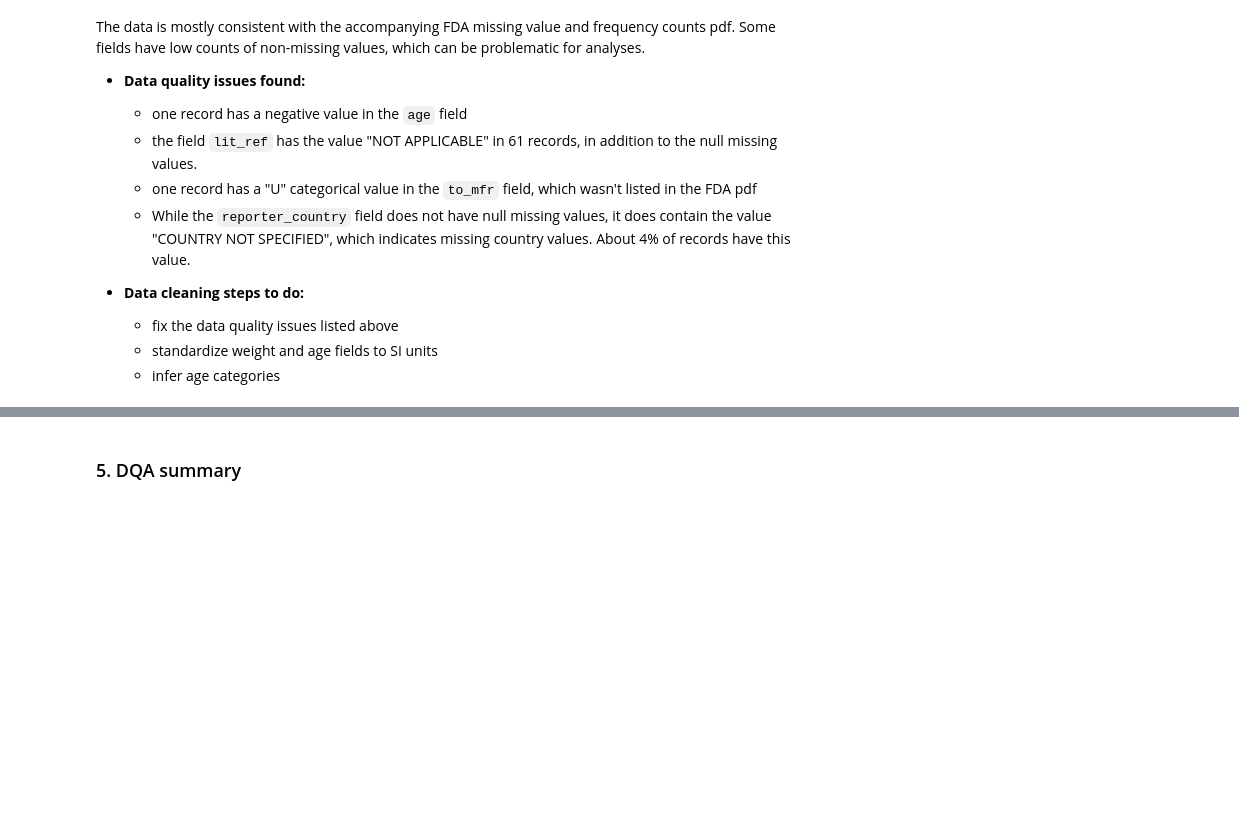
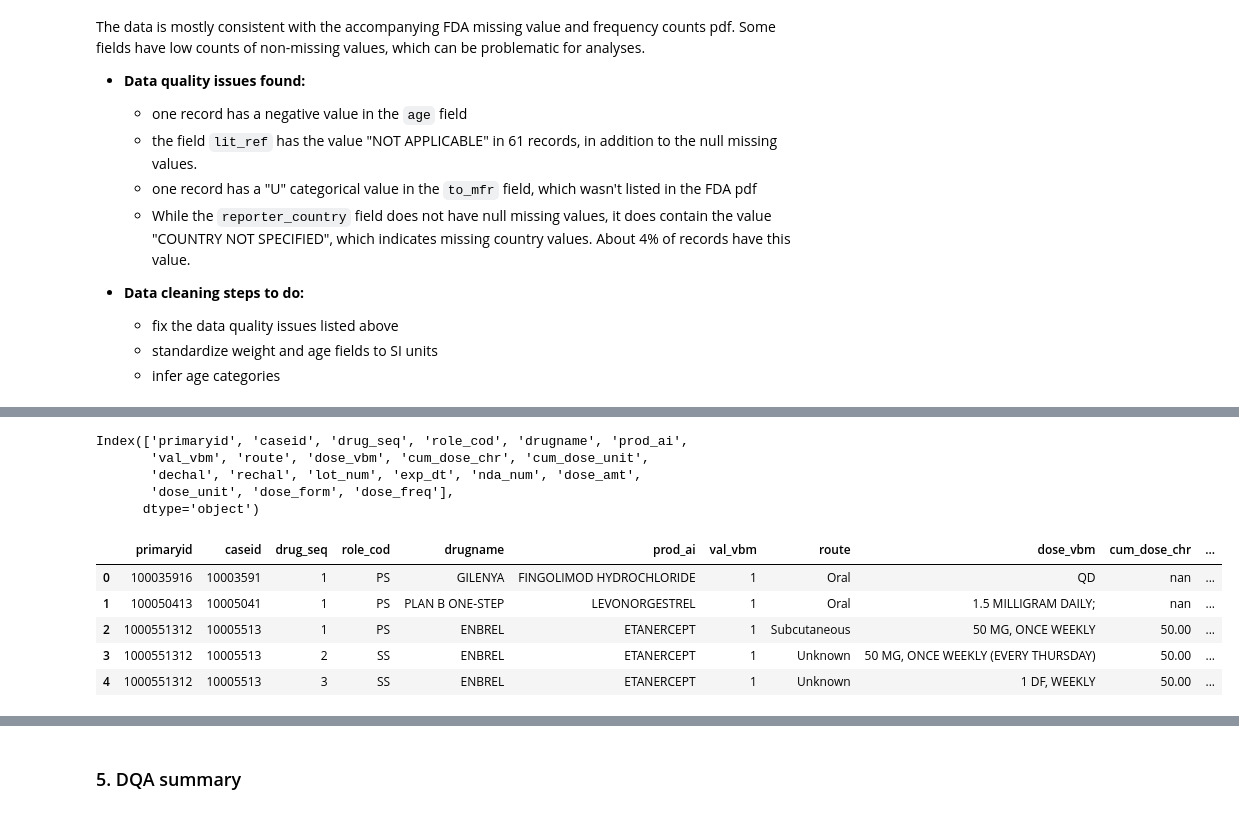
Before and after one commit to 33eyes/FAERS_graph, a Jupyter notebook: data_quality_analysis.ipynb, the cells around one changed output, grey strips where cells are left out. Drawn from its saved outputs; the diff is of its cells as text; code cells hidden in the pictures; blank space fills up the shorter version.

```diff
--- a/data_quality_analysis.ipynb
+++ b/data_quality_analysis.ipynb
@@ -1578,0 +1621,17 @@ Some fields have low counts of non-missing values, which can be problematic for
+# %%
+drug.columns
+# %% [output]
+Index(['primaryid', 'caseid', 'drug_seq', 'role_cod', 'drugname', 'prod_ai',
+       'val_vbm', 'route', 'dose_vbm', 'cum_dose_chr', 'cum_dose_unit',
+       'dechal', 'rechal', 'lot_num', 'exp_dt', 'nda_num', 'dose_amt',
+       'dose_unit', 'dose_form', 'dose_freq'],
+      dtype='object')
+# %%
+drug.head()
+# %% [output]
+|  | primaryid | caseid | drug_seq | role_cod | drugname | prod_ai | val_vbm | route | dose_vbm | cum_dose_chr | ... |
+| 0 | 100035916 | 10003591 | 1 | PS | GILENYA | FINGOLIMOD HYDROCHLORIDE | 1 | Oral | QD | nan | ... |
+| 1 | 100050413 | 10005041 | 1 | PS | PLAN B ONE-STEP | LEVONORGESTREL | 1 | Oral | 1.5 MILLIGRAM DAILY; | nan | ... |
+| 2 | 1000551312 | 10005513 | 1 | PS | ENBREL | ETANERCEPT | 1 | Subcutaneous | 50 MG, ONCE WEEKLY | 50.00 | ... |
+| 3 | 1000551312 | 10005513 | 2 | SS | ENBREL | ETANERCEPT | 1 | Unknown | 50 MG, ONCE WEEKLY (EVERY THURSDAY) | 50.00 | ... |
+| 4 | 1000551312 | 10005513 | 3 | SS | ENBREL | ETANERCEPT | 1 | Unknown | 1 DF, WEEKLY | 50.00 | ... |
```
Also changed, not shown: parts of 7 cells of this notebook.
